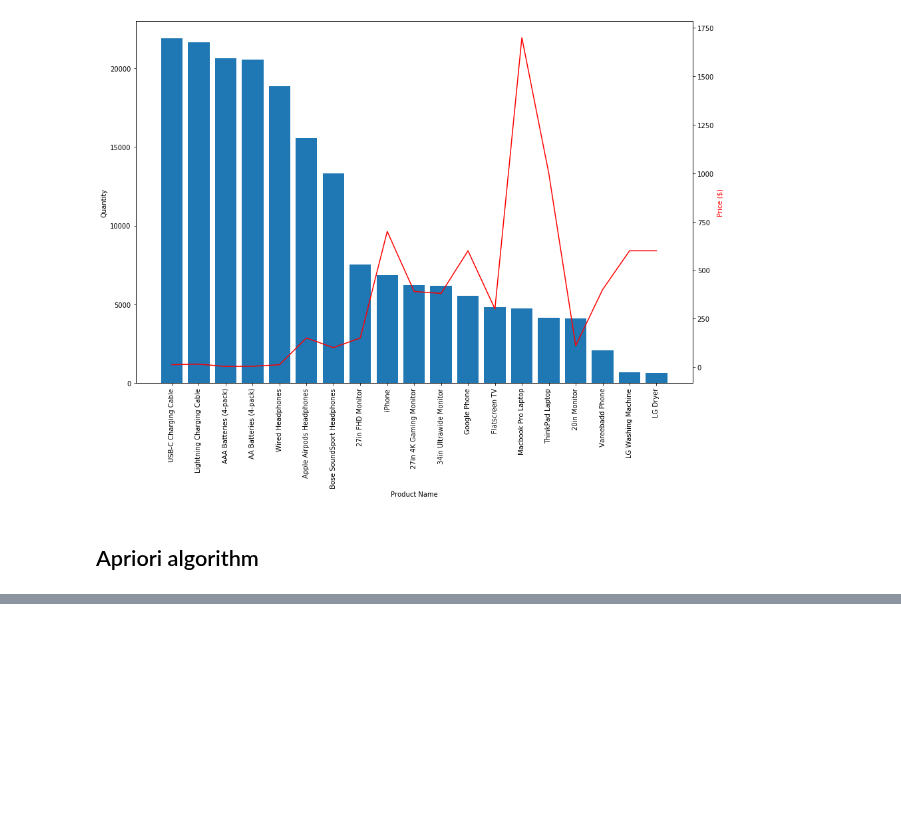
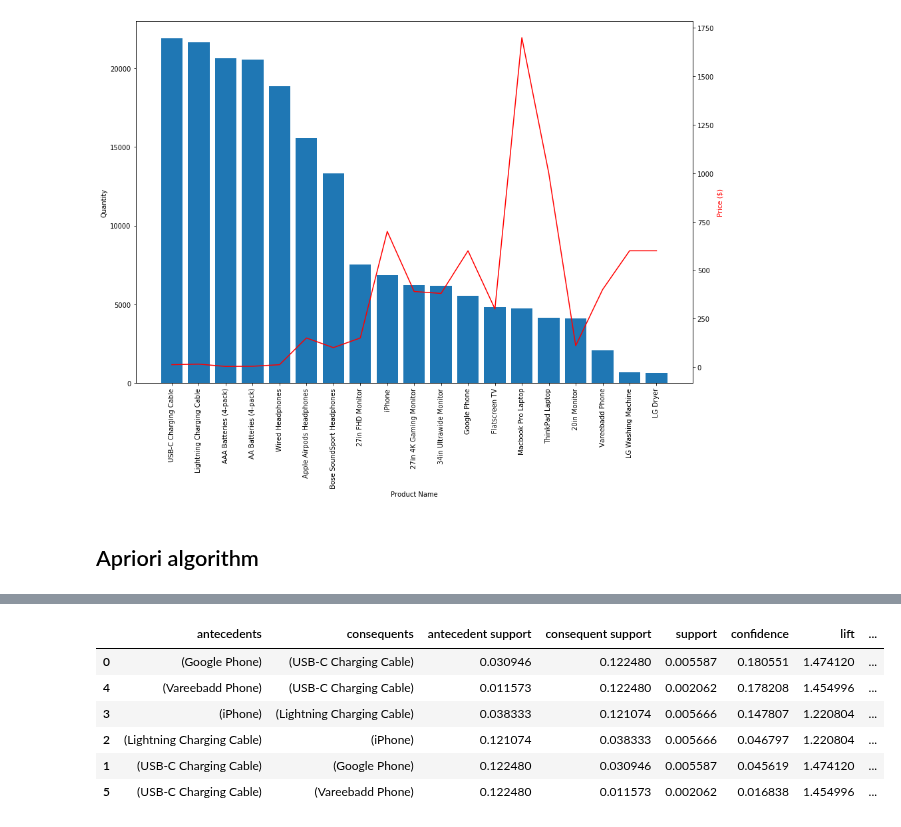
Before and after one commit to Bartosz-Lewandowski/Sales-Analysis, a Jupyter notebook: Code_source.ipynb, the cells around one changed output, grey strips where cells are left out. Drawn from its saved outputs; the diff is of its cells as text; code cells hidden in the pictures; blank space fills up the shorter version.

```diff
--- a/Code_source.ipynb
+++ b/Code_source.ipynb
@@ -307,0 +332,13 @@ plt.show()
+# %%
+frq_items = apriori(apriori_df, min_support = 0.001, use_colnames = True)
+rules = association_rules(frq_items, metric ="lift", min_threshold = 1)
+rules = rules.sort_values(['confidence', 'lift'], ascending =[False, False])
+rules
+# %% [output]
+|  | antecedents | consequents | antecedent support | consequent support | support | confidence | lift | ... |
+| 0 | (Google Phone) | (USB-C Charging Cable) | 0.030946 | 0.122480 | 0.005587 | 0.180551 | 1.474120 | ... |
+| 4 | (Vareebadd Phone) | (USB-C Charging Cable) | 0.011573 | 0.122480 | 0.002062 | 0.178208 | 1.454996 | ... |
+| 3 | (iPhone) | (Lightning Charging Cable) | 0.038333 | 0.121074 | 0.005666 | 0.147807 | 1.220804 | ... |
+| 2 | (Lightning Charging Cable) | (iPhone) | 0.121074 | 0.038333 | 0.005666 | 0.046797 | 1.220804 | ... |
+| 1 | (USB-C Charging Cable) | (Google Phone) | 0.122480 | 0.030946 | 0.005587 | 0.045619 | 1.474120 | ... |
+| 5 | (USB-C Charging Cable) | (Vareebadd Phone) | 0.122480 | 0.011573 | 0.002062 | 0.016838 | 1.454996 | ... |
```
Also changed, not shown: parts of 3 cells of this notebook, 1 other file.
